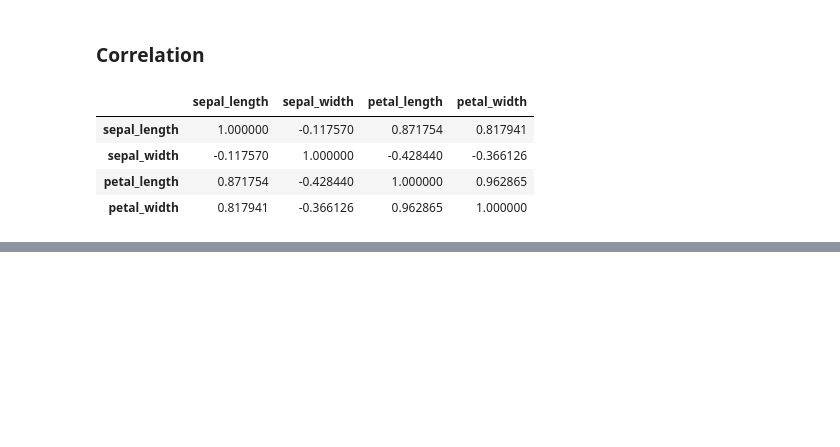
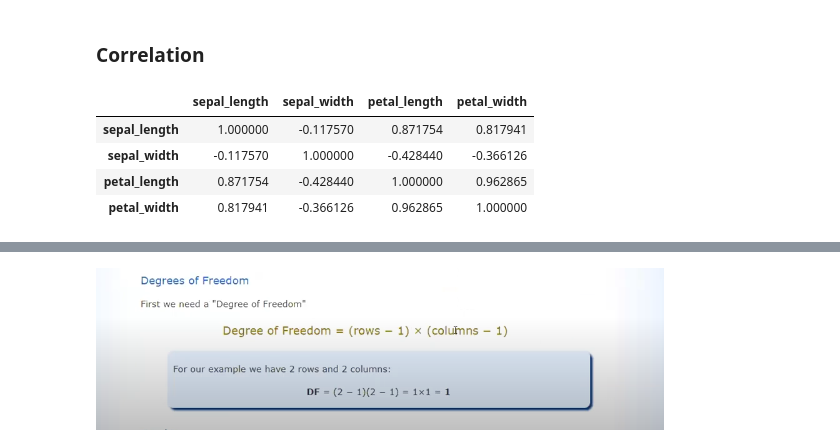
Before and after one commit to Sangeethasankar1020/datanalytics_learning, a Jupyter notebook: statistics/inferential_statistics.ipynb, the cells around one changed output, grey strips where cells are left out. Saved outputs shown, nothing was run; the diff lists cells and outputs as text; code cells hidden in the pictures; blank space fills up the shorter version.

```diff
--- a/statistics/inferential_statistics.ipynb
+++ b/statistics/inferential_statistics.ipynb
@@ -101,0 +160,4 @@ correlation_matrix
+# %%
+display(Image(filename='degree.png'))
+# %% [output]
+[figure, added]
```
Also changed, not shown: parts of 23 cells of this notebook, 8 other files.
